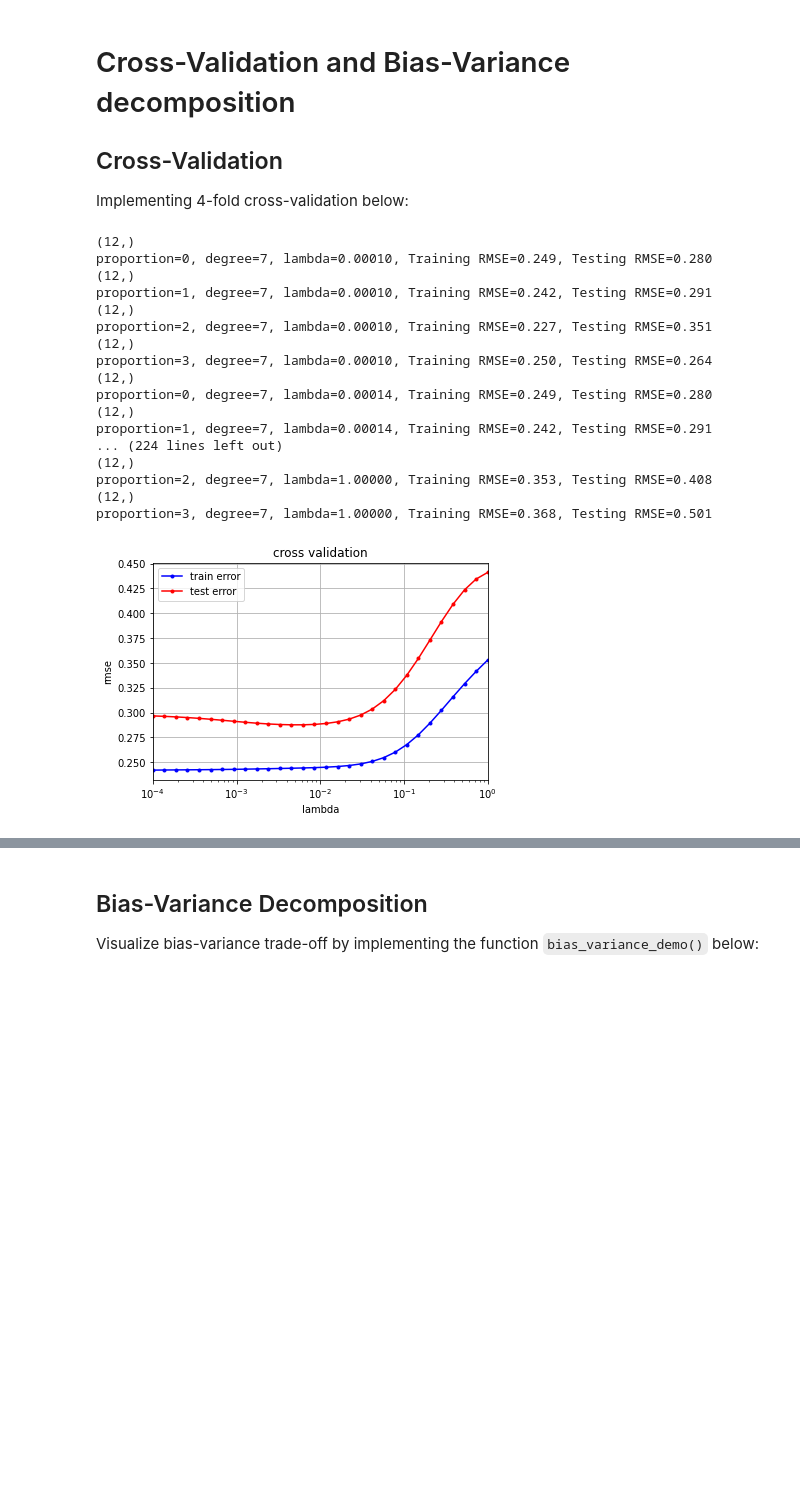
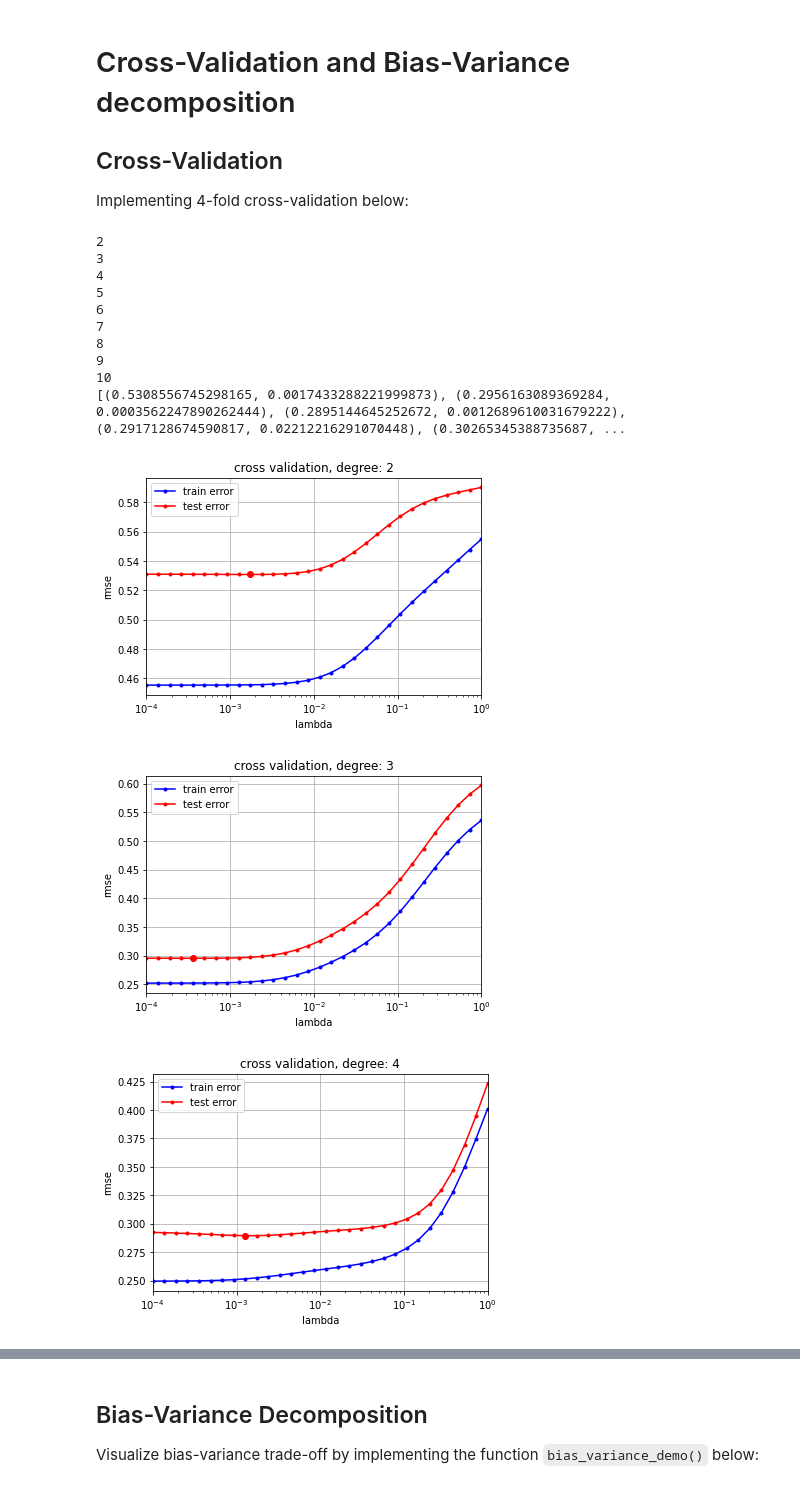
Before and after one commit to AdrianoVM/ML_course, a Jupyter notebook: labs/ex04/template/ex04.ipynb, the cells around one changed output, grey strips where cells are left out. Drawn from its saved outputs; the diff is of its cells as text; code cells hidden in the pictures; blank space fills up the shorter version.

```diff
--- a/labs/ex04/template/ex04.ipynb
+++ b/labs/ex04/template/ex04.ipynb
@@ -71,48 +71,57 @@ def cross_validation(y, x, k_indices, k, lambda_, degree):
 # %%
 from plots import cross_validation_visualization
 
 def cross_validation_demo():
     seed = 1
-    degree = 7
+    degrees = range(2, 11)
     k_fold = 4
     lambdas = np.logspace(-4, 0, 30)
     # split data in k fold
     k_indices = build_k_indices(y, k_fold, seed)
     # define lists to store the loss of training data and test data
-    rmse_tr = []
-    rmse_te = []
+
+    rmse_tr_deg = []
+    rmse_te_deg = []
+    best_deg = []
     # ***************************************************
     # INSERT YOUR CODE HERE
     # cross validation: TODO
-    for lambda_ in lambdas:
-        rmse_tr_k, rmse_te_k = 0, 0
-        for k in range(k_fold):
-            rmse_tr_kc, rmse_te_kc = cross_validation(y, x, k_indices, k, lambda_, degree)
-            rmse_tr_k += rmse_tr_kc
-            rmse_te_k += rmse_te_kc
-        rmse_tr.append(rmse_tr_k/k_fold)
-        rmse_te.append(rmse_te_k/k_fold)
+    for degree in degrees:
+        print(degree)
+        rmse_tr = []
+        rmse_te = []
+        best_l = - np.infty
+        best_mse = 0
+        for lambda_ in lambdas:
+            rmse_tr_k, rmse_te_k = 0, 0
+            for k in range(k_fold):
+                rmse_tr_kc, rmse_te_kc = cross_validation(y, x, k_indices, k, lambda_, degree)
+                rmse_tr_k += rmse_tr_kc
+                rmse_te_k += rmse_te_kc
+            rmse_tr.append(rmse_tr_k/k_fold)
+            rmse_te.append(rmse_te_k/k_fold)
+            if len(rmse_te) > 1 and rmse_te_k/k_fold < min(rmse_te[:-1]):
+                best_l = lambda_
+                best_mse = rmse_te_k/k_fold
+
+        best_deg.append((min(rmse_te),best_l))
 
     # ***************************************************
-    cross_validation_visualization(lambdas, rmse_tr, rmse_te)
+        cross_validation_visualization(lambdas, rmse_tr, rmse_te, degree, best_l, best_mse)
+    print(best_deg)
 
 cross_validation_demo()
 # %% [output]
-(12,)
-proportion=0, degree=7, lambda=0.00010, Training RMSE=0.249, Testing RMSE=0.280
-(12,)
-proportion=1, degree=7, lambda=0.00010, Training RMSE=0.242, Testing RMSE=0.291
-(12,)
-proportion=2, degree=7, lambda=0.00010, Training RMSE=0.227, Testing RMSE=0.351
-(12,)
-proportion=3, degree=7, lambda=0.00010, Training RMSE=0.250, Testing RMSE=0.264
-(12,)
-proportion=0, degree=7, lambda=0.00014, Training RMSE=0.249, Testing RMSE=0.280
-(12,)
-proportion=1, degree=7, lambda=0.00014, Training RMSE=0.242, Testing RMSE=0.291
-... (224 lines left out)
-(12,)
-proportion=2, degree=7, lambda=1.00000, Training RMSE=0.353, Testing RMSE=0.408
-(12,)
-proportion=3, degree=7, lambda=1.00000, Training RMSE=0.368, Testing RMSE=0.501
+2
+3
+4
+5
+6
+7
+8
+9
+10
+[(0.5308556745298165, 0.0017433288221999873), (0.2956163089369284, 0.0003562247890262444), (0.2895144645252672, 0.0012689610031679222), (0.2917128674590817, 0.02212216291070448), (0.30265345388735687, ...
-[figure, old version]
+[figure, new version]
+[figure, added]
+[figure, added]
```
Also changed, not shown: parts of 3 cells of this notebook, 3 other files.
